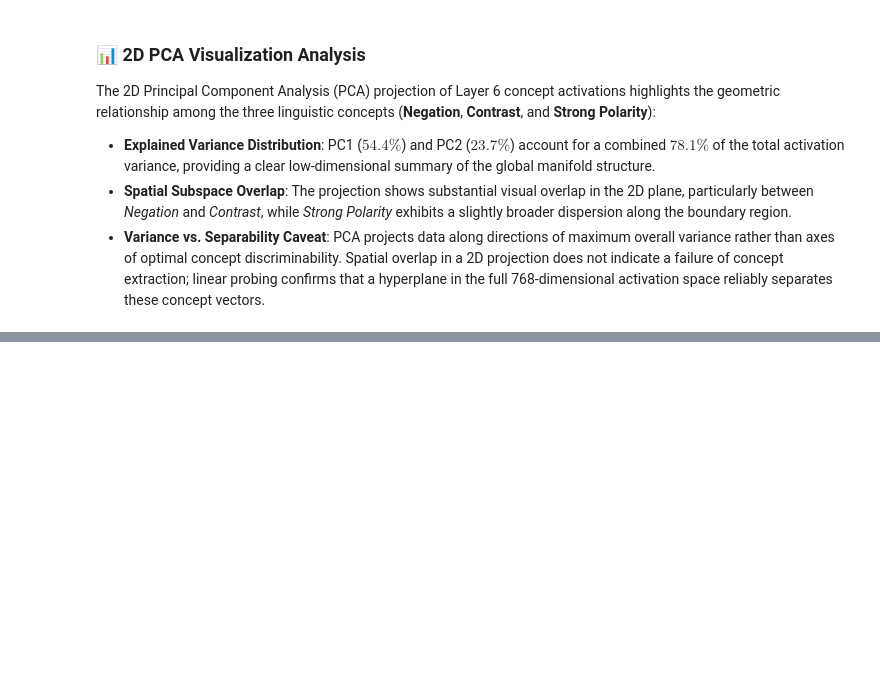
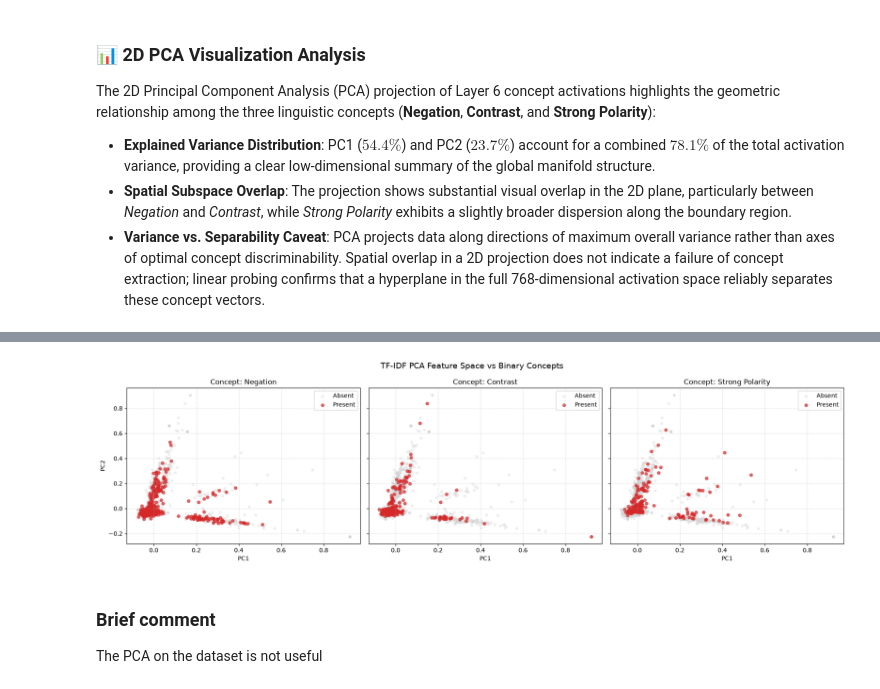
Before and after one commit to MarcoDiotto/XAI_project, a Jupyter notebook: Experiments/Step_1_DistilBERT_Ternary - Baseline values.ipynb, the cells around one changed output, grey strips where cells are left out. Drawn from its saved outputs; the diff is of its cells as text; code cells hidden in the pictures; blank space fills up the shorter version.

```diff
--- a/Experiments/Step_1_DistilBERT_Ternary - Baseline values.ipynb
+++ b/Experiments/Step_1_DistilBERT_Ternary - Baseline values.ipynb
@@ -531,0 +638,28 @@ The 2D Principal Component Analysis (PCA) projection of Layer 6 concept activati
+# %%
+concept_flags = ['has_negation', 'has_contrast', 'has_strong_polarity']
+concept_titles = ['Negation', 'Contrast', 'Strong Polarity']
+
+fig, axes = plt.subplots(1, 3, figsize=(18, 5), sharex=True, sharey=True)
+
+for ax, flag, title in zip(axes, concept_flags, concept_titles):
+    if flag in df_test.columns:
+        mask_pos = (df_test[flag].to_numpy() == 1)
+        mask_neg = (df_test[flag].to_numpy() == 0)
+
+        ax.scatter(X_ds_pca[mask_neg, 0], X_ds_pca[mask_neg, 1], c='lightgray', label='Absent', alpha=0.3, s=15)
+        ax.scatter(X_ds_pca[mask_pos, 0], X_ds_pca[mask_pos, 1], c='tab:red', label='Present', alpha=0.7, s=25)
+
+        ax.set_title(f'Concept: {title}')
+        ax.set_xlabel('PC1')
+        ax.grid(True, linestyle='--', alpha=0.4)
+        ax.legend()
+
+axes[0].set_ylabel('PC2')
+plt.suptitle('TF-IDF PCA Feature Space vs Binary Concepts', fontsize=14)
+plt.tight_layout()
+plt.show()
+# %% [output]
+[figure, added]
+# %% [markdown]
+### Brief comment
+The PCA on the dataset is not useful
```
Also changed, not shown: parts of 4 cells of this notebook.
